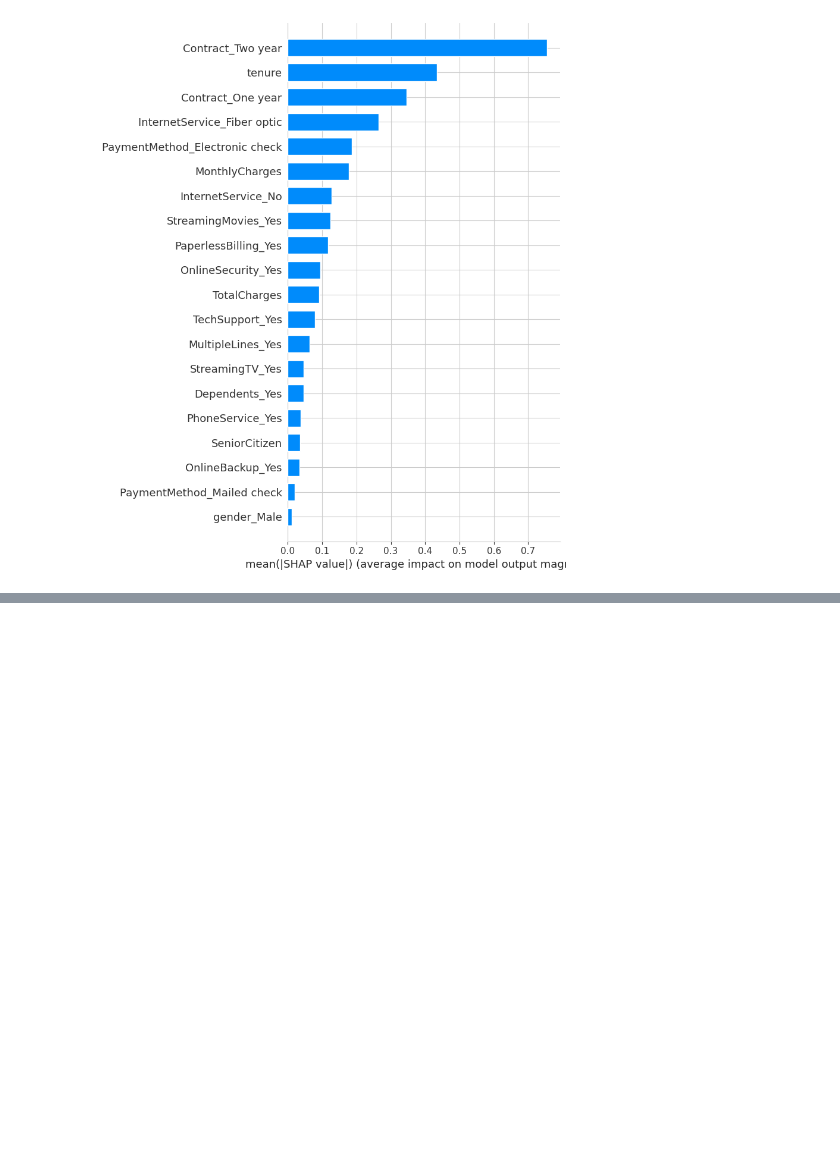
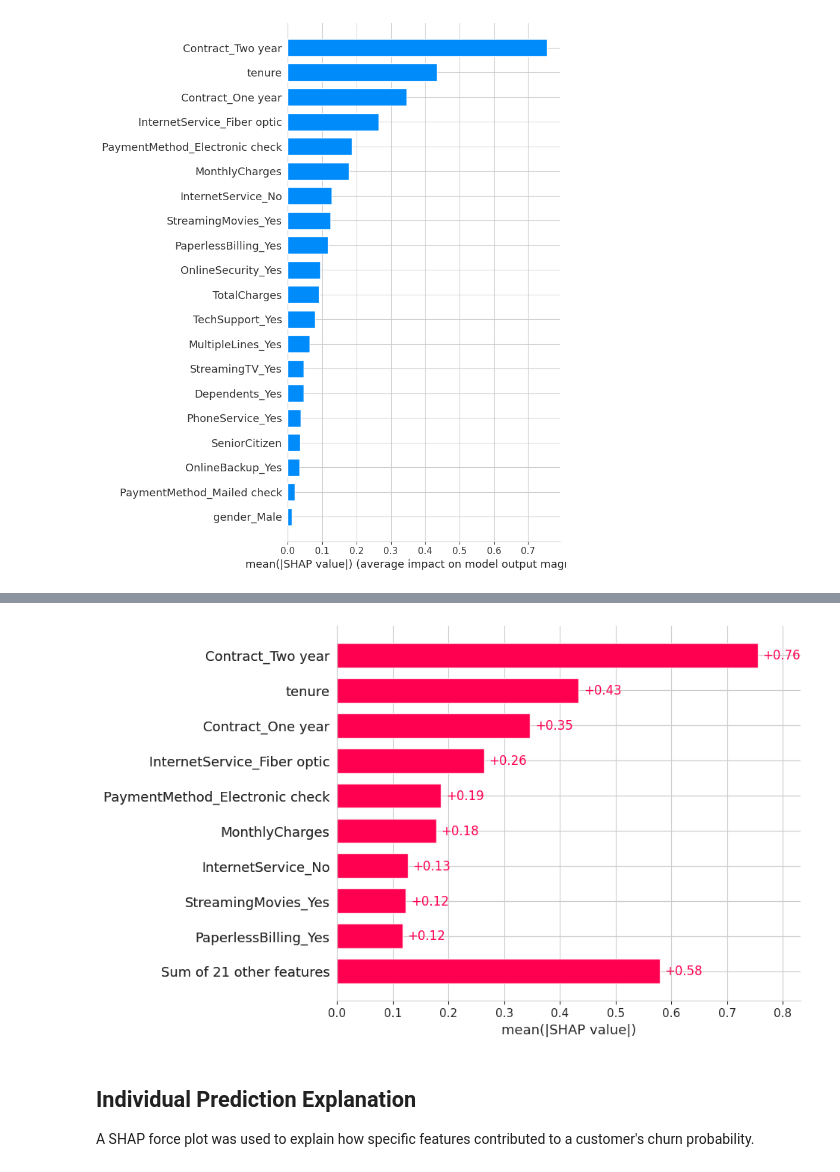
Before and after one commit to suparna-500/CustomerShield, a Jupyter notebook: notebook/CustomerShield.ipynb, the cells around one changed output, grey strips where cells are left out. Saved outputs shown, nothing was run; the diff lists cells and outputs as text; code cells hidden in the pictures; blank space fills up the shorter version.

```diff
--- a/notebook/CustomerShield.ipynb
+++ b/notebook/CustomerShield.ipynb
@@ -614,0 +624,8 @@ shap.summary_plot(shap_values, X_test, plot_type="bar")
+# %%
+shap.plots.bar(shap_values)
+# %% [output]
+[figure, added]
+# %% [markdown]
+## Individual Prediction Explanation
+
+A SHAP force plot was used to explain how specific features contributed to a customer's churn probability.
```
Also changed, not shown: parts of 2 cells of this notebook.
